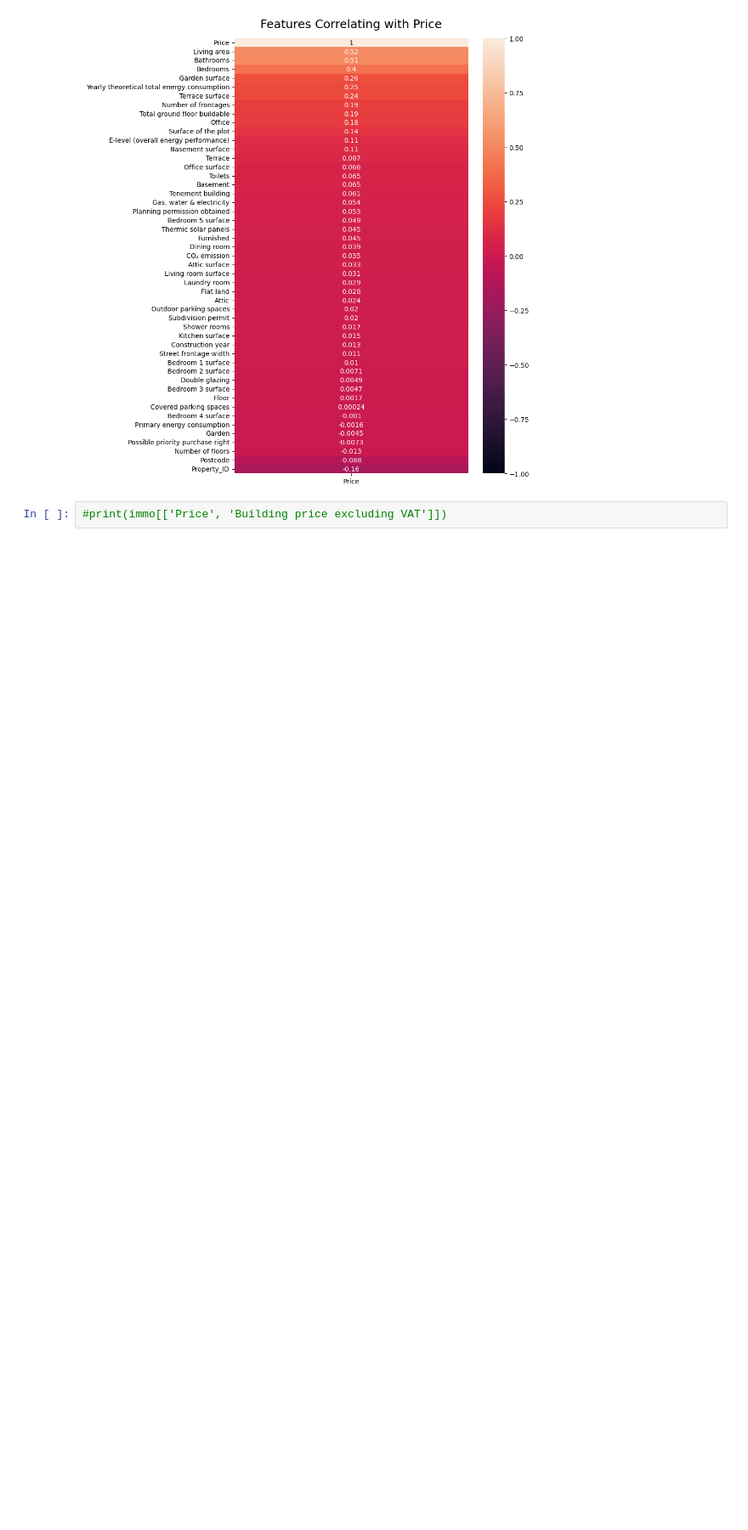
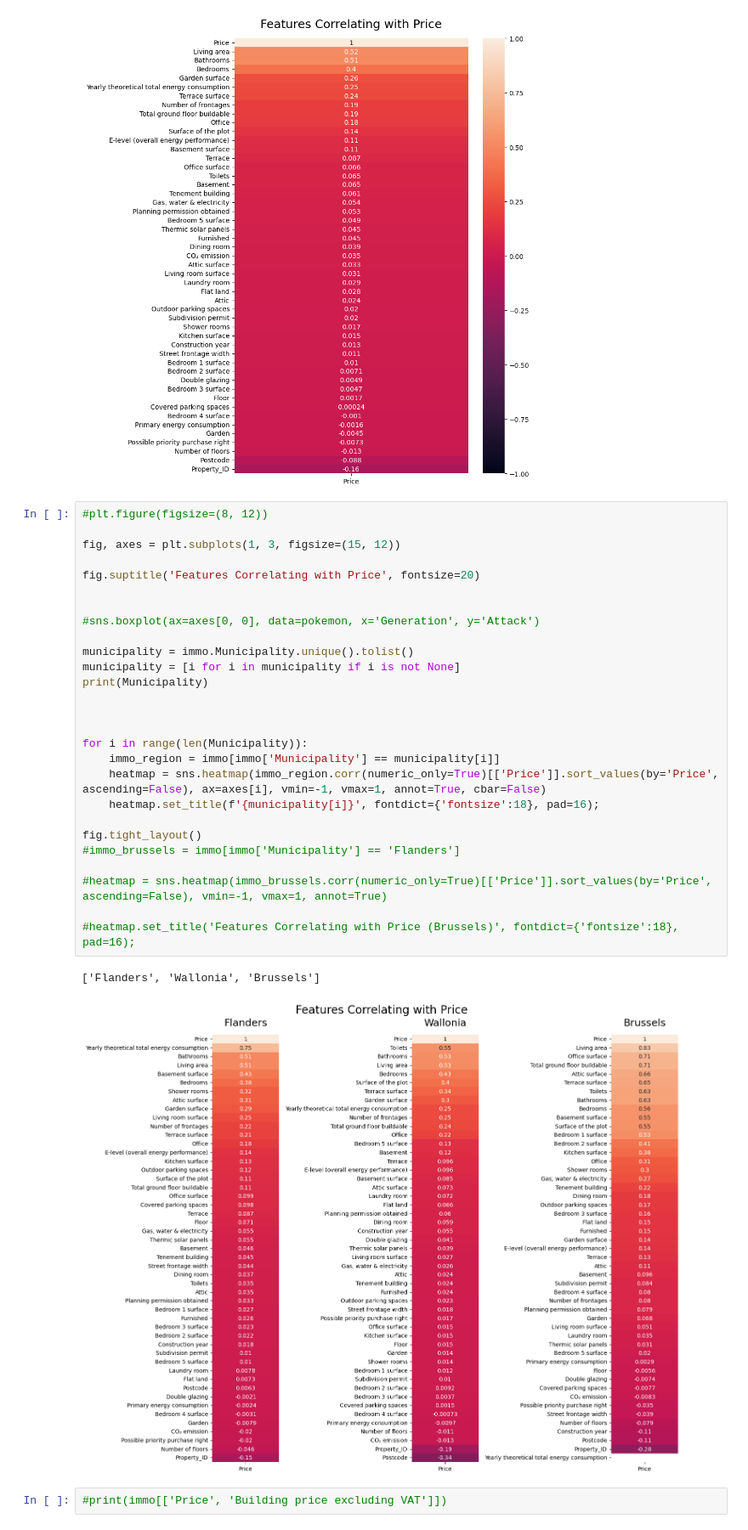
Before and after one commit to jduffy93/immo-eliza-the_chaincoders, a Jupyter notebook: analysis/Jean-analysis-plotnine+cleaning.ipynb, the cells around one changed output. Shown at 85% size. Saved outputs shown, nothing was run; the diff lists cells and outputs as text; blank space fills up the shorter version.

```diff
--- a/analysis/Jean-analysis-plotnine+cleaning.ipynb
+++ b/analysis/Jean-analysis-plotnine+cleaning.ipynb
@@ -476,5 +526,35 @@ heatmap = sns.heatmap(immo.corr(numeric_only=True)[['Price']].sort_values(by='Pr
 heatmap.set_title('Features Correlating with Price', fontdict={'fontsize':18}, pad=16);
 # %% [output]
 [figure]
+# %%
+#plt.figure(figsize=(8, 12))
+
+fig, axes = plt.subplots(1, 3, figsize=(15, 12))
+
+fig.suptitle('Features Correlating with Price', fontsize=20)
+
+
+#sns.boxplot(ax=axes[0, 0], data=pokemon, x='Generation', y='Attack')
+
+municipality = immo.Municipality.unique().tolist()
+municipality = [i for i in municipality if i is not None]
+print(Municipality)
+
+
+
+for i in range(len(Municipality)):
+    immo_region = immo[immo['Municipality'] == municipality[i]]
+    heatmap = sns.heatmap(immo_region.corr(numeric_only=True)[['Price']].sort_values(by='Price', ascending=False), ax=axes[i], vmin=-1, vmax=1, annot=True, cbar=False)
+    heatmap.set_title(f'{municipality[i]}', fontdict={'fontsize':18}, pad=16);
+
+fig.tight_layout()
+#immo_brussels = immo[immo['Municipality'] == 'Flanders']
+
+#heatmap = sns.heatmap(immo_brussels.corr(numeric_only=True)[['Price']].sort_values(by='Price', ascending=False), vmin=-1, vmax=1, annot=True)
+
+#heatmap.set_title('Features Correlating with Price (Brussels)', fontdict={'fontsize':18}, pad=16);
+# %% [output]
+['Flanders', 'Wallonia', 'Brussels']
+[figure, added]
 # %%
 #print(immo[['Price', 'Building price excluding VAT']])
```
Also changed, not shown: parts of 16 cells of this notebook, 4 other files.
